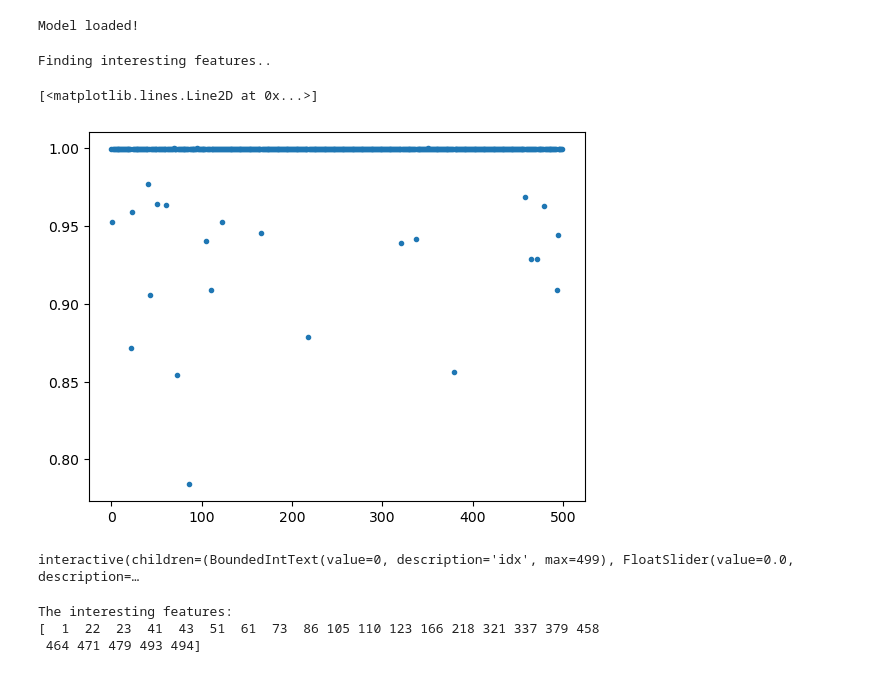
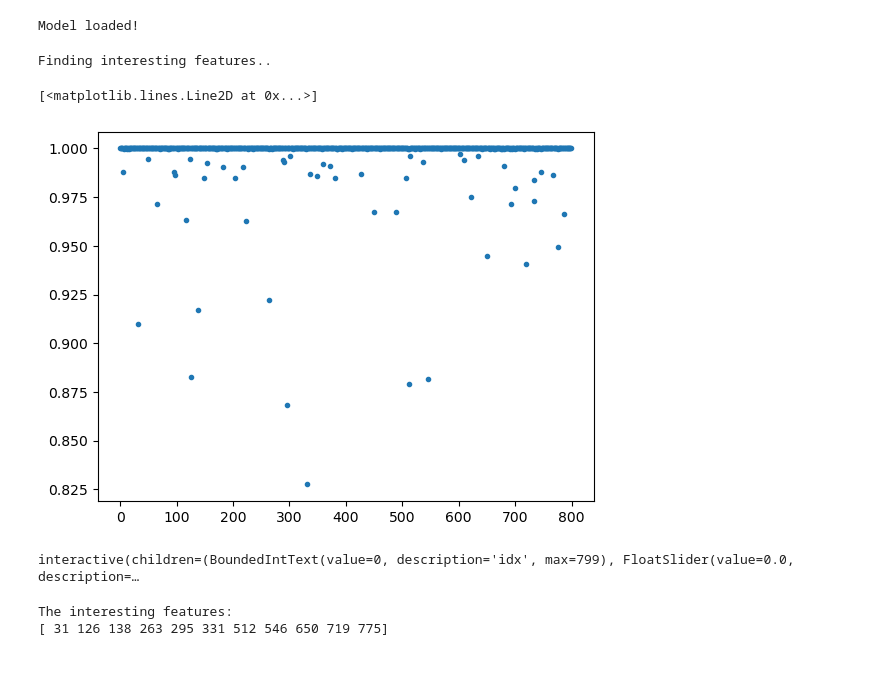
Before and after one commit to Andemand111/Fagprojekt-kode, a Jupyter notebook: Investigating feature.ipynb, the cells around one changed output. Drawn from its saved outputs; the diff is of its cells as text; code cells hidden in the pictures.

```diff
--- a/Investigating feature.ipynb
+++ b/Investigating feature.ipynb
@@ -10,10 +10,10 @@ from ipywidgets import FloatSlider, IntSlider, interact, BoundedIntText
 from tqdm import tqdm
 from sklearn.metrics.pairwise import cosine_similarity
 # %%
-latent_size = 500
+latent_size = 800
 
 data = np.load("celle_data.npy")
-train_data = Cells(data)
+train_data = SmallCells(data)
 dataloader = torch.utils.data.DataLoader(
     train_data, batch_size=128,
     drop_last=True, shuffle=True)
@@ -24,25 +24,25 @@ decoder = Decoder(latent_size)
 vae = VAE(encoder, decoder)
 plots = Graphics(vae, train_data)
 
-vae.load_model("betavae")
+vae.load_model("betavaeFull45ep_800lat")
 # %% [output]
 Model loaded!
 # %%
 print("Finding interesting features..")
-sim_scores = np.zeros(500)
+sim_scores = np.zeros(latent_size)
 space = torch.linspace(-4, 4, 10)
-for i in tqdm(range(500)):
-    zs = torch.zeros(11, 500)
+for i in tqdm(range(latent_size)):
+    zs = torch.zeros(11, latent_size)
     zs[1:, i] = space
     decodings = vae.decode(zs)
     sim = cosine_similarity(decodings[0,:].reshape(1,-1), decodings[1:,:])
     sim_scores[i] = np.mean(sim)
 
 plt.plot(sim_scores, "o", ms=3)
 # %% [output]
 Finding interesting features..
 [<matplotlib.lines.Line2D at 0x...>]
-[figure, old version]
+[figure, new version]
 # %%
 def changing_feature(idx, value):
     random_z[int(idx)] = value
@@ -51,21 +51,20 @@ def changing_feature(idx, value):
     plt.xticks([])
     plt.yticks([])
 # %%
-random_z = torch.randn(500)
+random_z = torch.randn(latent_size)
 def interact_feature():
     ## Plot parameters
 
     ## Generate the user interface.
-    idx_input = BoundedIntText(min=0, max=499, step=1)
+    idx_input = BoundedIntText(min=0, max=latent_size-1, step=1)
     value_slider = value=FloatSlider(min=-4, max=4, step=0.1)
 
     interact(changing_feature, idx = idx_input, value = value_slider)
 
 interact_feature();
 print("The interesting features:")
-print(np.where((sim_scores < 0.98))[0])
+print(np.where((sim_scores < 0.95))[0])
 # %% [output]
-interactive(children=(BoundedIntText(value=0, description='idx', max=499), FloatSlider(value=0.0, description=…
+interactive(children=(BoundedIntText(value=0, description='idx', max=799), FloatSlider(value=0.0, description=…
 The interesting features:
-[  1  22  23  41  43  51  61  73  86 105 110 123 166 218 321 337 379 458
- 464 471 479 493 494]
+[ 31 126 138 263 295 331 512 546 650 719 775]
```
Also changed, not shown: parts of 3 cells of this notebook.
